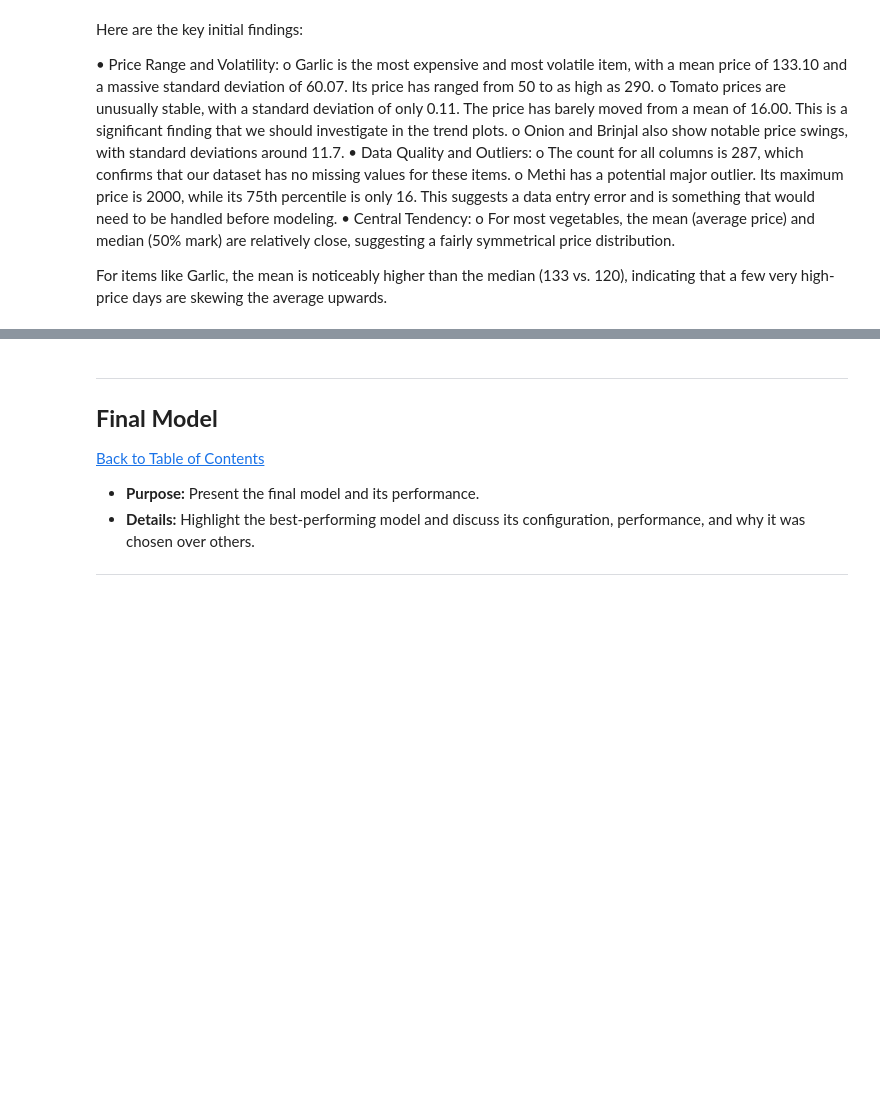
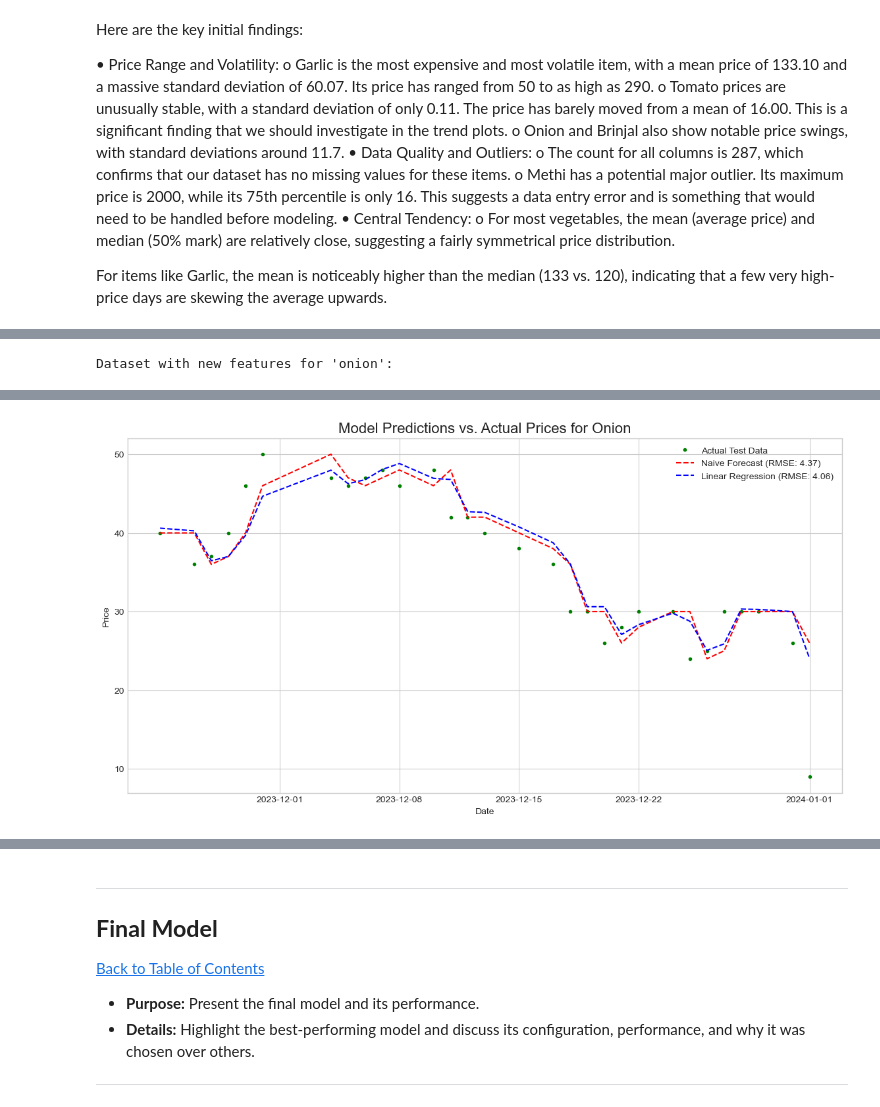
Before and after one commit to LostBoy187/Data-Science-Workplace-Project, a Jupyter notebook: QCTO---Workplace-Module-Notebook-Template-4571.ipynb, the cells around one changed output, grey strips where cells are left out. Saved outputs shown, nothing was run; the diff lists cells and outputs as text; code cells hidden in the pictures; blank space fills up the shorter version.

```diff
--- a/QCTO---Workplace-Module-Notebook-Template-4571.ipynb
+++ b/QCTO---Workplace-Module-Notebook-Template-4571.ipynb
@@ -361,0 +373,79 @@ For items like Garlic, the mean is noticeably higher than the median (133 vs. 12
+# %%
+# --- 6.1 Feature Engineering ---
+
+# We will create features for the 'onion' price, as it showed interesting volatility.
+target_veg = 'onion'
+
+# Create a fresh copy of the cleaned data to work with
+df_feat = df_clean[[target_veg]].copy()
+
+# Create time-based features
+df_feat['month'] = df_feat.index.month
+df_feat['day_of_week'] = df_feat.index.dayofweek # Monday=0, Sunday=6
+
+# Create lag and rolling window features
+df_feat[f'{target_veg}_lag_1'] = df_feat[target_veg].shift(1)
+df_feat[f'{target_veg}_lag_7'] = df_feat[target_veg].shift(7)
+df_feat[f'{target_veg}_rolling_mean_7'] = df_feat[target_veg].rolling(window=7).mean()
+
+# Drop rows with NaN values created by the shifting/rolling
+df_feat.dropna(inplace=True)
+
+# Display the first few rows with the new features
+print(f"Dataset with new features for '{target_veg}':")
+display(df_feat.head())
+
+# --- 6.2 Data Splitting, Baseline, and Initial Model ---
+
+import numpy as np
+from sklearn.linear_model import LinearRegression
+from sklearn.metrics import mean_absolute_error, mean_squared_error
+
+# --- 1. Split the Data ---
+y = df_feat[target_veg]
+X = df_feat.drop(target_veg, axis=1)
+
+train_size = len(df_feat) - 30
+y_train, y_test = y.iloc[:train_size], y.iloc[train_size:]
+X_train, X_test = X.iloc[:train_size], X.iloc[train_size:]
+
+print(f"Training set size: {len(y_train)} days")
+print(f"Testing set size:  {len(y_test)} days")
+print("-" * 40)
+
+# --- 2. Establish and Evaluate Baseline (Naive Forecast) ---
+y_pred_naive = df_feat[f'{target_veg}_lag_1'].iloc[train_size:]
+
+mae_naive = mean_absolute_error(y_test, y_pred_naive)
+rmse_naive = np.sqrt(mean_squared_error(y_test, y_pred_naive)) # Corrected RMSE calculation
+
+print("Baseline Naive Forecast Performance:")
+print(f"  Mean Absolute Error (MAE): {mae_naive:.2f}")
+print(f"  Root Mean Squared Error (RMSE): {rmse_naive:.2f}")
+print("-" * 40)
+
+# --- 3. Train and Evaluate Linear Regression Model ---
+model = LinearRegression()
+model.fit(X_train, y_train)
+y_pred_lr = model.predict(X_test)
+
+mae_lr = mean_absolute_error(y_test, y_pred_lr)
+rmse_lr = np.sqrt(mean_squared_error(y_test, y_pred_lr)) # Corrected RMSE calculation
+
+print("Linear Regression Model Performance:")
+print(f"  Mean Absolute Error (MAE): {mae_lr:.2f}")
+print(f"  Root Mean Squared Error (RMSE): {rmse_lr:.2f}")
+
+# --- 4. Visualize Predictions ---
+plt.figure(figsize=(14, 7))
+plt.plot(y_test.index, y_test, label='Actual Test Data', color='green', marker='.', linestyle='None')
+plt.plot(y_test.index, y_pred_naive, label=f'Naive Forecast (RMSE: {rmse_naive:.2f})', color='red', linestyle='--')
+plt.plot(y_test.index, y_pred_lr, label=f'Linear Regression (RMSE: {rmse_lr:.2f})', color='blue', linestyle='--')
+
+plt.title('Model Predictions vs. Actual Prices for Onion', fontsize=16)
+plt.xlabel('Date')
+plt.ylabel('Price')
+plt.legend()
+plt.show()
+# %% [output]
+Dataset with new features for 'onion':
@@ -361,0 +469 @@ For items like Garlic, the mean is noticeably higher than the median (133 vs. 12
+[figure, added]
```
Also changed, not shown: parts of 6 cells of this notebook.
